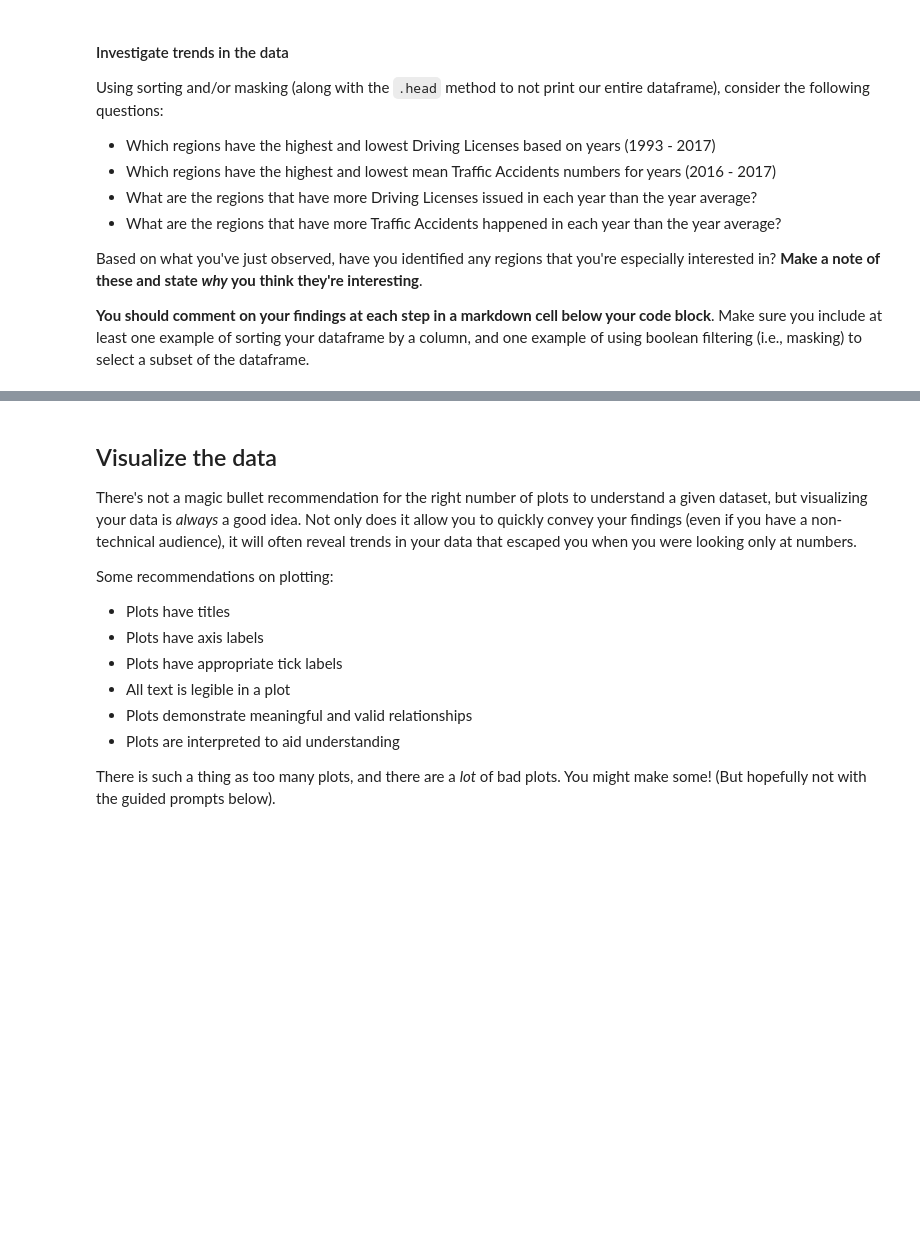
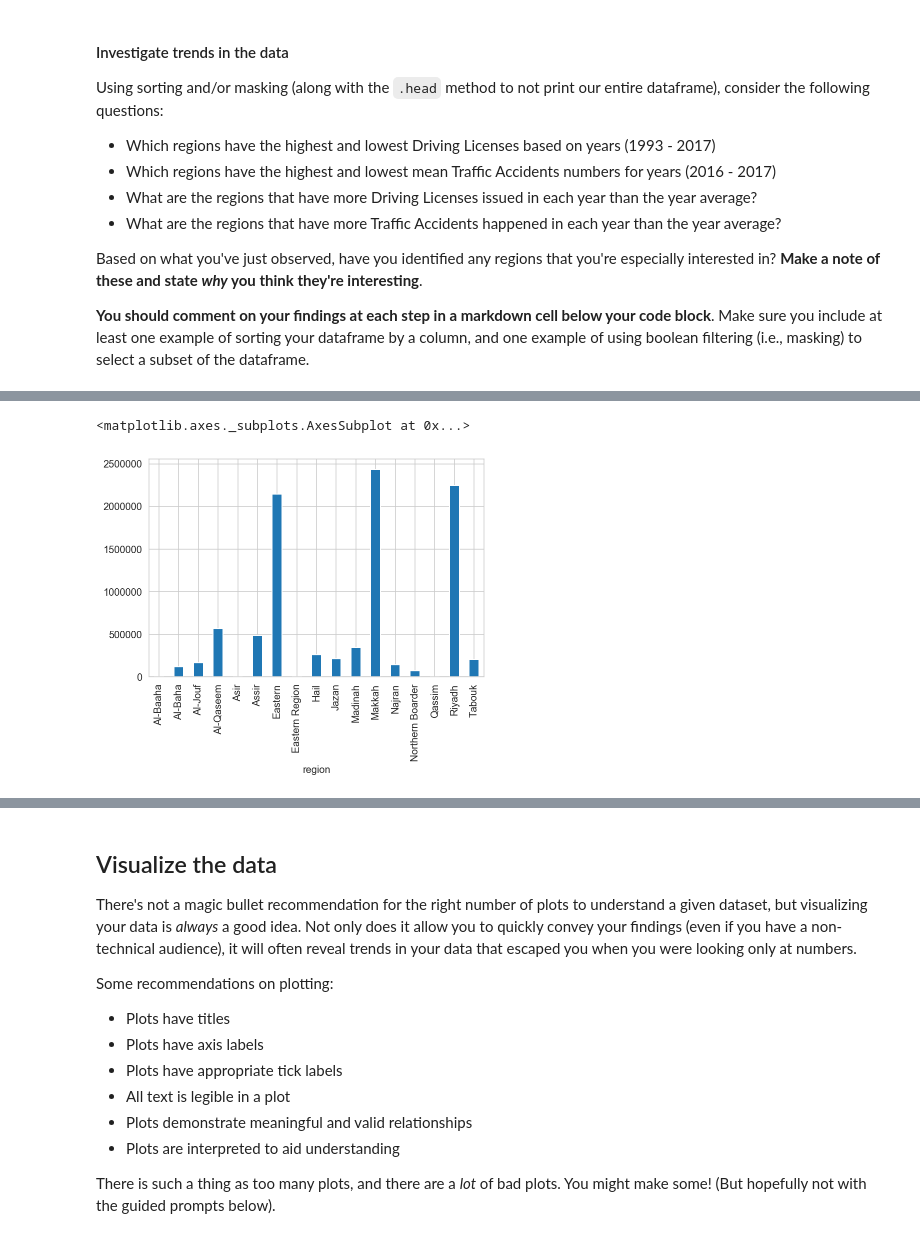
Before and after one commit to Mbuhliagah/traffic-analysis, a Jupyter notebook: code/starter-code.ipynb, the cells around one changed output, grey strips where cells are left out. Drawn from its saved outputs; the diff is of its cells as text; code cells hidden in the pictures; blank space fills up the shorter version.

```diff
--- a/code/starter-code.ipynb
+++ b/code/starter-code.ipynb
@@ -411,0 +411,4 @@ Which format would work best for both dataframes? Transform the datasets to the
+# %%
+#code
+traffic_w = pd.pivot_table(traffic, columns=['indicator'], values='value', index=['year', 'region', 'x', 'y'])
+traffic_w.head()
@@ -411,0 +423,3 @@ Which format would work best for both dataframes? Transform the datasets to the
+# %%
+traffic_w =  traffic_w.reset_index()
+traffic_w
@@ -417,0 +448,6 @@ Join the Driving Licenses & Traffic Accidents dataframes using the **region** an
+# %%
+#code
+#combained both dataset using outer join
+#we can use inner but it will lose most of the data so I believe outer is a good choise
+combined_datasets = pd.merge(traffic_w, licenses, left_on=['region', 'year'], right_on=['region', 'year'], how='outer')
+combined_inner = pd.merge(traffic_w, licenses, left_on=['region', 'year'], right_on=['region', 'year'], how='inner')
@@ -466,0 +656,3 @@ Based on what you've just observed, have you identified any regions that you're
+# %%
+average_license_isseued_peryear = combined_datasets.groupby('year').driving_licenses.mean()
+combined_datasets['average_license_per_year'] = combined_datasets.year.apply(lambda x: average_license_isseued_peryear[x])
@@ -466,0 +674,5 @@ Based on what you've just observed, have you identified any regions that you're
+# %%
+combined_datasets.groupby('region')['driving_licenses'].sum().plot(kind='bar')
+# %% [output]
+<matplotlib.axes._subplots.AxesSubplot at 0x...>
+[figure, added]
```
Also changed, not shown: parts of 80 cells of this notebook, 2 other files.
